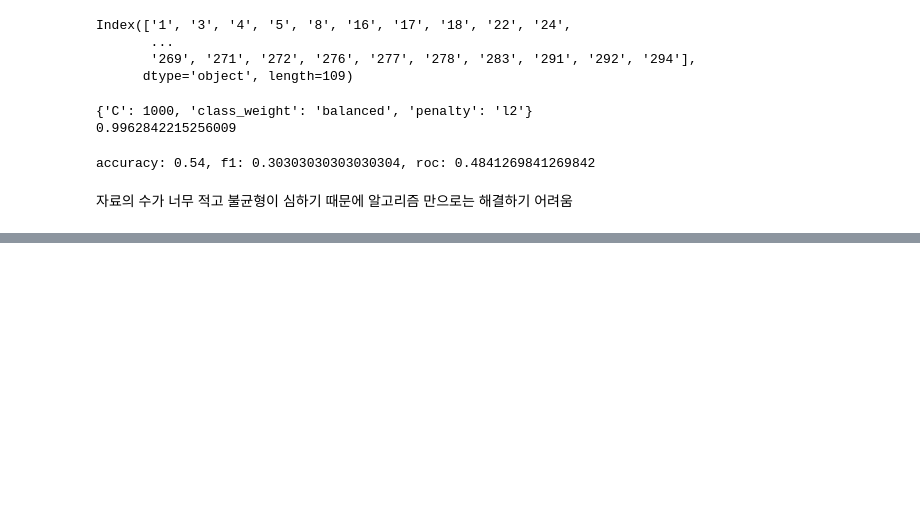
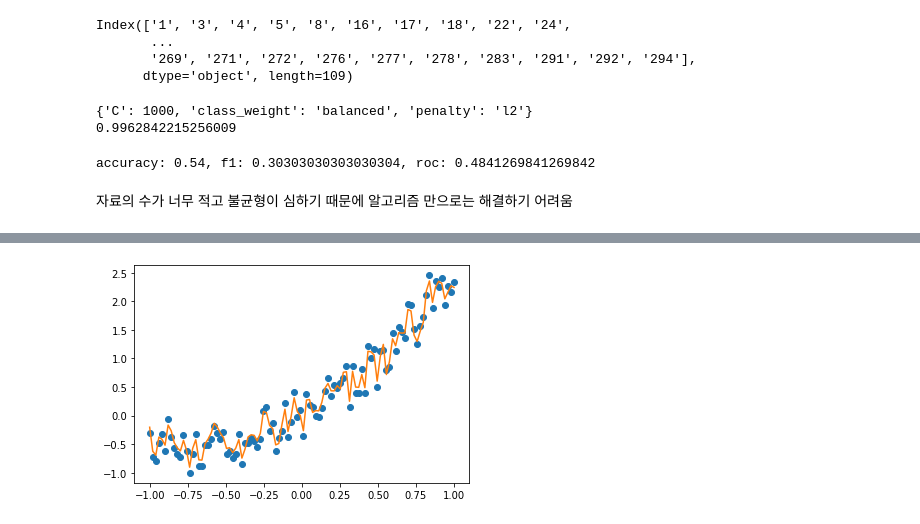
Before and after one commit to heewon330/TIL2, a Jupyter notebook: TIL2/machine_learning/ML_SVM.ipynb, the cells around one changed output, grey strips where cells are left out. Drawn from its saved outputs; the diff is of its cells as text; code cells hidden in the pictures; blank space fills up the shorter version.

```diff
--- a/TIL2/machine_learning/ML_SVM.ipynb
+++ b/TIL2/machine_learning/ML_SVM.ipynb
@@ -655,0 +687,7 @@ accuracy: 0.54, f1: 0.30303030303030304, roc: 0.4841269841269842
+# %%
+plt.plot( x, y, 'o')
+plt.plot(x,model.predict(x.reshape(-1,1)))
+plt.show()
+# 과적합
+# %% [output]
+[figure, added]
```
Also changed, not shown: parts of 41 cells of this notebook, 1 other file.
